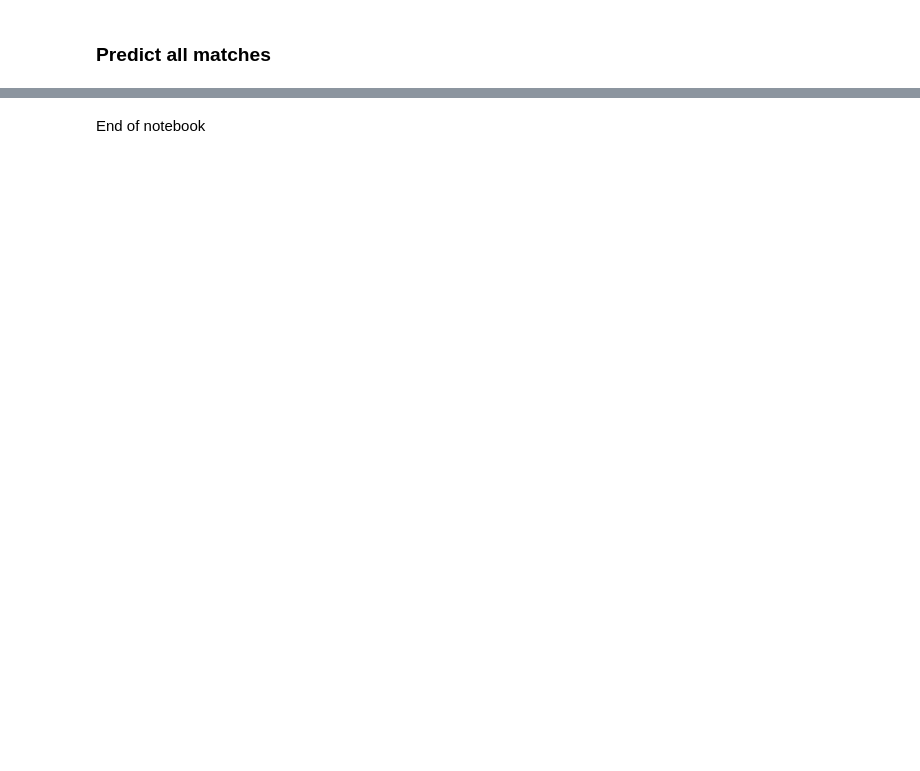
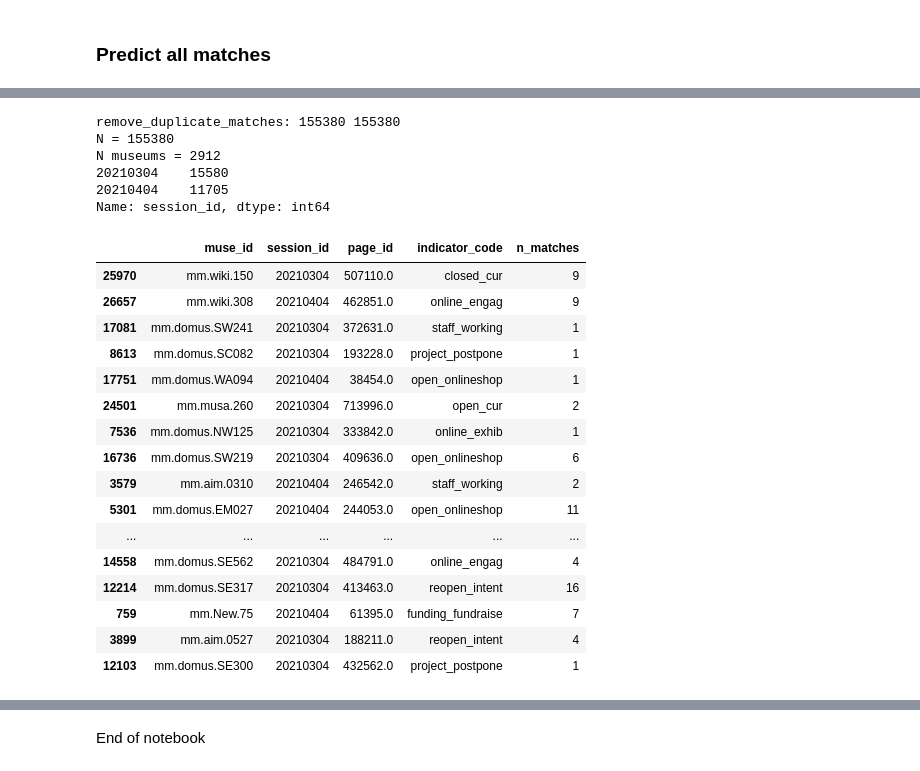
Before and after one commit to Birkbeck/museums-in-the-pandemic, a Jupyter notebook: mip/notebooks/02_extract_indicators.ipynb, the cells around one changed output, grey strips where cells are left out. Cells and saved outputs as stored; diff of their text form; code cells hidden in the pictures; blank space fills up the shorter version.

Commit message:
match more sessions

```diff
--- a/mip/notebooks/02_extract_indicators.ipynb
+++ b/mip/notebooks/02_extract_indicators.ipynb
@@ -147,7 +160,7 @@ txt_overlap_token ann_ex_tokens ann_ex_tokens page_tokens session_id page_id mus
 """
 
 # load from DB - SLOW
-sessions = ['20210304','20210404']
+sessions = ['20210304','20210404','20210914']
 for session_id in sessions:
     get_all_matches_from_db(session_id, db_conn, out_folder)
 # %% [output]
@@ -158,11 +173,12 @@ get_all_matches_from_db 20210404
 # %% [markdown]
 ### Predict all matches
 # %%
-sessions = ['20210304'] # ,'20210404'
+sessions = ['20210304','20210404']
 
 def select_valid_matches(df, model):
     """ use Deep Learning model to validate matches """
     x_data = prep_match_data(df)
+
     print('select_valid_matches', x_data.shape)
     # check column order
     assert valid_model_columns == x_data.columns.tolist()
@@ -175,15 +191,22 @@ def select_valid_matches(df, model):
     print(df.valid_match.value_counts())
     return df
 
+assert len(valid_model_columns) > 0
+allsess_match_df = pd.DataFrame(columns=valid_model_columns)
 
 for session_id in sessions:
     print('> session_id',session_id)
     matches_fn = out_folder+'tmp/matches_dump_df_{}.pik'.format(session_id)
     matchdf = pd.read_pickle(matches_fn)
+    matchdf = remove_duplicate_matches(matchdf)
     print("\t", matches_fn, matchdf.shape)
     # apply model to get valid matches
     validmatch_df = select_valid_matches(matchdf, valid_match_cnn_model)
     # save sample to inspect results
-    validmatch_df.sample(110).to_csv(out_folder+'tmp/valid_matches_sample_{}.tsv'.format(session_id),sep='\t')
+    validmatch_df.sample(200).to_csv(out_folder+'tmp/valid_matches_sample_{}.tsv'.format(session_id),sep='\t')
+    # save results
+    allsess_match_df = pd.concat([allsess_match_df, validmatch_df])
+
+print('all matches:',len(allsess_match_df))
 # %% [output]
 > session_id 20210304
@@ -198,0 +259,35 @@ Name: valid_match, dtype: int64
+# %%
+allsess_match_valid_df = allsess_match_df[allsess_match_df.valid_match]
+allsess_match_valid_df = remove_duplicate_matches(allsess_match_valid_df)
+print("N =", len(allsess_match_valid_df))
+print("N museums =", len(allsess_match_valid_df.muse_id.unique()))
+
+muse_indic_df = allsess_match_valid_df.groupby(['muse_id','session_id','page_id','indicator_code']).size().reset_index(name='n_matches')
+muse_indic_df = muse_indic_df.sort_values(['session_id','muse_id','indicator_code'])
+print(muse_indic_df.session_id.value_counts())
+muse_indic_df.to_csv(out_folder+'tmp/museum_indicators_stats.csv', index=False)
+muse_indic_df.sample(30)
+# %% [output]
+remove_duplicate_matches: 155380 155380
+N = 155380
+N museums = 2912
+20210304    15580
+20210404    11705
+Name: session_id, dtype: int64
+|  | muse_id | session_id | page_id | indicator_code | n_matches |
+| 25970 | mm.wiki.150 | 20210304 | 507110.0 | closed_cur | 9 |
+| 26657 | mm.wiki.308 | 20210404 | 462851.0 | online_engag | 9 |
+| 17081 | mm.domus.SW241 | 20210304 | 372631.0 | staff_working | 1 |
+| 8613 | mm.domus.SC082 | 20210304 | 193228.0 | project_postpone | 1 |
+| 17751 | mm.domus.WA094 | 20210404 | 38454.0 | open_onlineshop | 1 |
+| 24501 | mm.musa.260 | 20210304 | 713996.0 | open_cur | 2 |
+| 7536 | mm.domus.NW125 | 20210304 | 333842.0 | online_exhib | 1 |
+| 16736 | mm.domus.SW219 | 20210304 | 409636.0 | open_onlineshop | 6 |
+| 3579 | mm.aim.0310 | 20210404 | 246542.0 | staff_working | 2 |
+| 5301 | mm.domus.EM027 | 20210404 | 244053.0 | open_onlineshop | 11 |
+| ... | ... | ... | ... | ... | ... |
+| 14558 | mm.domus.SE562 | 20210304 | 484791.0 | online_engag | 4 |
+| 12214 | mm.domus.SE317 | 20210304 | 413463.0 | reopen_intent | 16 |
+| 759 | mm.New.75 | 20210404 | 61395.0 | funding_fundraise | 7 |
+| 3899 | mm.aim.0527 | 20210304 | 188211.0 | reopen_intent | 4 |
+| 12103 | mm.domus.SE300 | 20210304 | 432562.0 | project_postpone | 1 |
```
Also changed, not shown: parts of 9 cells of this notebook, 3 other files.
